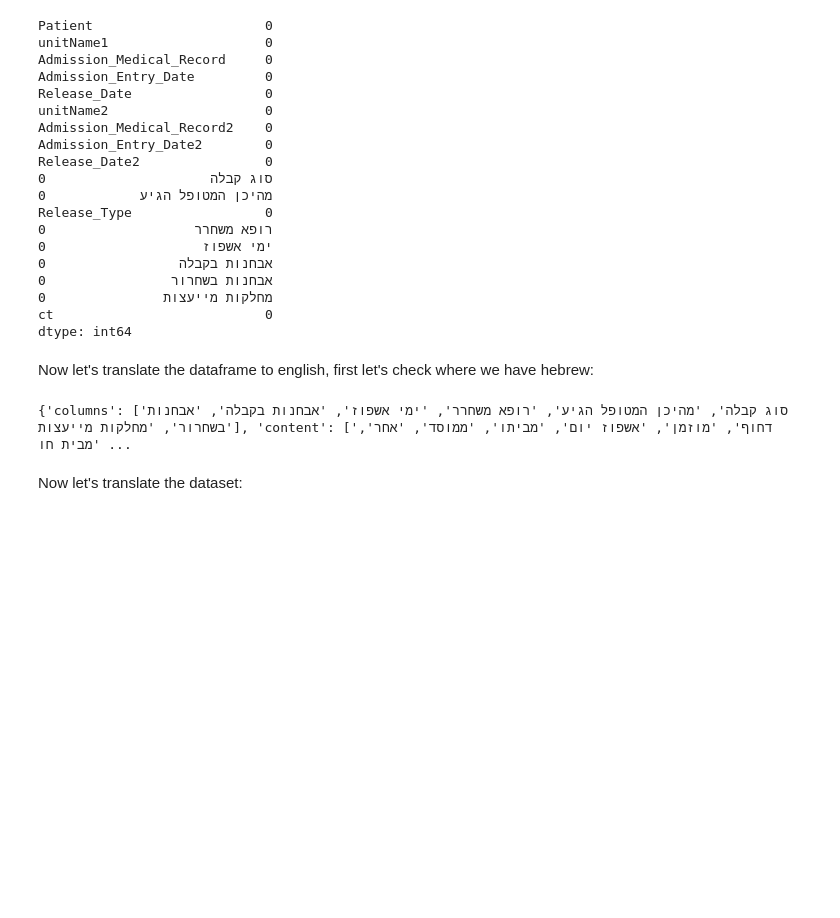
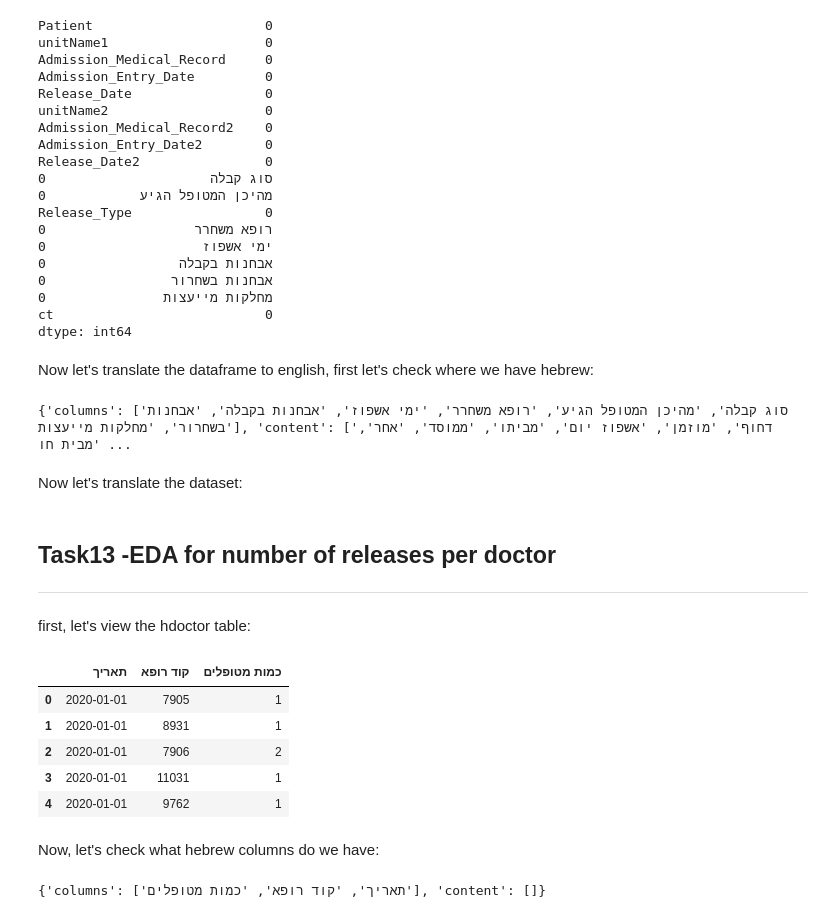
Before and after one commit to RyanWri/data-science2-lab-final-project, a Jupyter notebook: src/team_11/team11_results.ipynb, the cells around one changed output. Saved outputs shown, nothing was run; the diff lists cells and outputs as text; code cells hidden in the pictures; blank space fills up the shorter version.

```diff
--- a/src/team_11/team11_results.ipynb
+++ b/src/team_11/team11_results.ipynb
@@ -133,3 +135,25 @@ Now let's translate the dataset:
 # %%
 hospitalization_df_clean_translated = translate_dataframe(hospitalization_df_clean)
 hospitalization_df_clean_translated.to_excel(r'task7/hospitalization2_translated_clean.xlsx',sheet_name='hospitalization2')
+# %% [markdown]
+## Task13 -EDA for number of releases per doctor
+***
+# %% [markdown]
+first, let's view the hdoctor table:
+# %%
+hdoctor_df = pd.read_excel(dataset_path,sheet_name='hDoctor')
+hdoctor_df.head()
+# %% [output]
+|  | תאריך | קוד רופא | כמות מטופלים |
+| 0 | 2020-01-01 | 7905 | 1 |
+| 1 | 2020-01-01 | 8931 | 1 |
+| 2 | 2020-01-01 | 7906 | 2 |
+| 3 | 2020-01-01 | 11031 | 1 |
+| 4 | 2020-01-01 | 9762 | 1 |
+# %% [markdown]
+Now, let's check what hebrew columns do we have:
+# %%
+hebrew_dict_hdoctor = extract_hebrew_content(hdoctor_df)
+print(f'{hebrew_dict_hdoctor}')
+# %% [output]
+{'columns': ['תאריך', 'קוד רופא', 'כמות מטופלים'], 'content': []}
```
Also changed, not shown: parts of 11 cells of this notebook, 4 other files.
